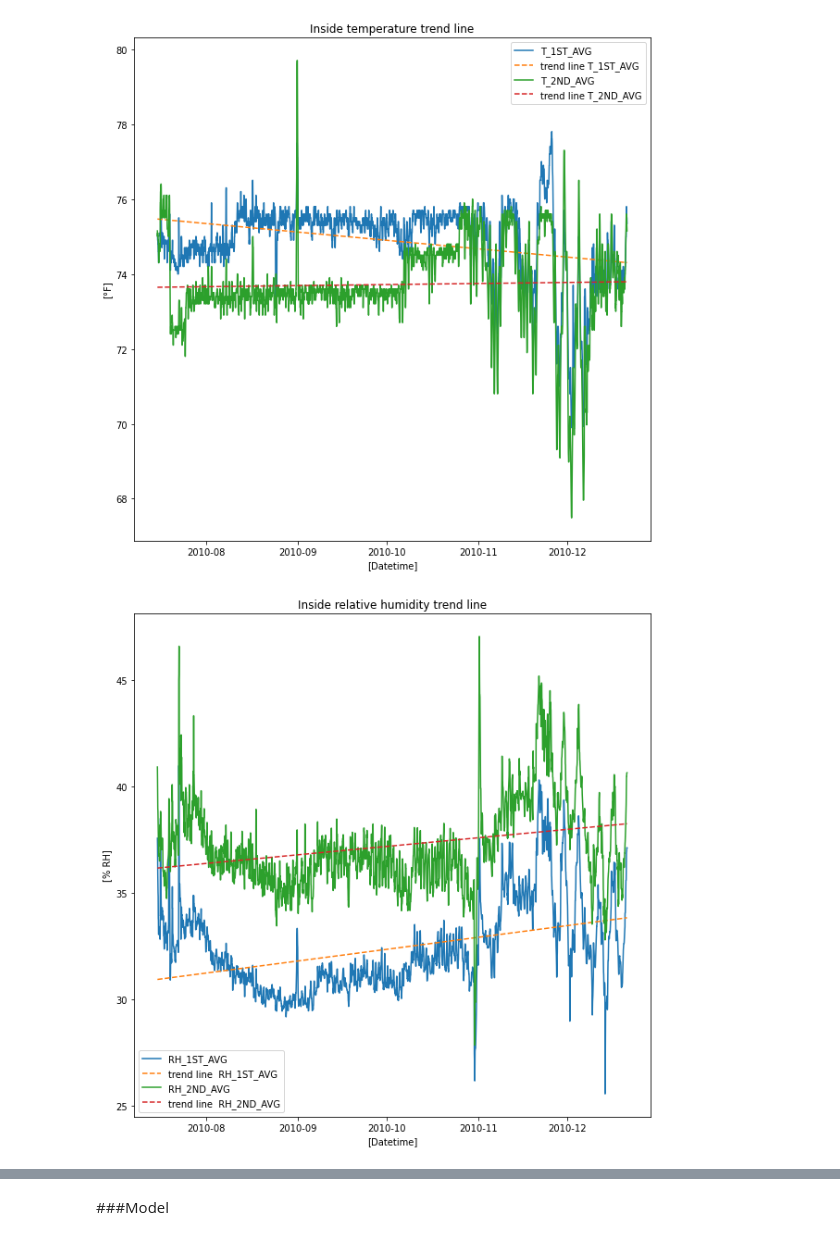
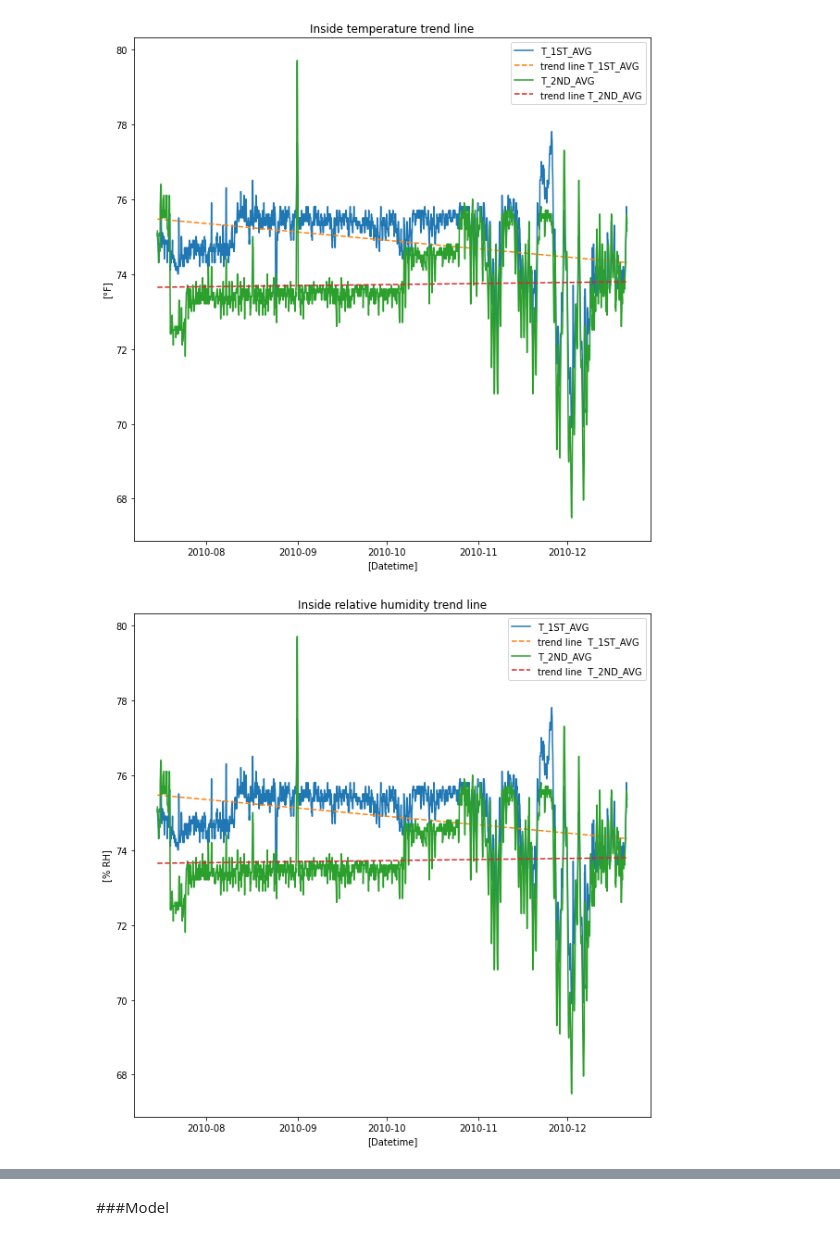
Before and after one commit to milanzongor/fault_detection_project, a Jupyter notebook: fault_detection_project.ipynb, the cells around one changed output, grey strips where cells are left out. Cells and saved outputs as stored; diff of their text form; code cells hidden in the pictures.

```diff
--- a/fault_detection_project.ipynb
+++ b/fault_detection_project.ipynb
@@ -182,5 +175,7 @@ for col in df_raw.columns:
         print('{0}: {1:.5f}%'.format(col, top_pct*100))
         print(cnts)
         print()
+
+df_raw.drop(['Year_RTM', 'KWH_AMEL_TOT', 'WH_SPMP_TOT', 'G_FURNACE_TOT'], axis=1, inplace=True)
 # %% [output]
 Year_RTM: 100.00000%
@@ -270,5 +259,5 @@ RH_2ND_AVG           float64
 dtype: object
 # %%
 # It is also handy to set the Datetime feature as an index of our dataset.
-df.index = df.Datetime
-df.drop('Datetime', axis=1, inplace=True)
+# df.index = df.Datetime
+# df.drop('Datetime', axis=1, inplace=True)
@@ -359,3 +323,7 @@ for feature in df.columns:
+# %%
+for feature in df.columns:
+  if feature != 'Datetime':
+    df[feature] = df[feature].rolling(window=3, center=True, min_periods=1).median()
 # %%
 feature = "T_1ST_AVG"
 
@@ -392,7 +379,7 @@ The outside temperature has decreasing trend as the winter is coming and San Ant
 # %%
 features_to_plot = ['T_1ST_AVG', 'T_2ND_AVG']
 
-x = dates.date2num(df.index)
+x = dates.date2num(df.Datetime)
 plt.figure(figsize=(10, 10))
 
 for feature in features_to_plot:
@@ -409,24 +396,24 @@ plt.ylabel("[°F]");
 # %% [output]
 [figure]
 # %%
-features_to_plot = ['RH_1ST_AVG', 'RH_2ND_AVG']
+Dafeatures_to_plot = ['RH_1ST_AVG', 'RH_2ND_AVG']
 
-x = dates.date2num(df.index)
+x = dates.date2num(df.Datetime)
 plt.figure(figsize=(10, 10))
 
 for feature in features_to_plot:
   y = df[feature]
   plt.plot(x, y, label=feature)
   z = np.polyfit(x, y, 1)
   p = np.poly1d(z)
   plt.plot_date(x,p(x),"--", label="trend line  " + feature)
 
 plt.legend(loc="best")
 plt.title("Inside relative humidity trend line")
 plt.xlabel("[Datetime]")
 plt.ylabel("[% RH]");
 # %% [output]
-[figure, old version]
+[figure, new version]
 # %%
 feature = 'T_Out_AVG'
 
```
Also changed, not shown: parts of 44 cells of this notebook.
